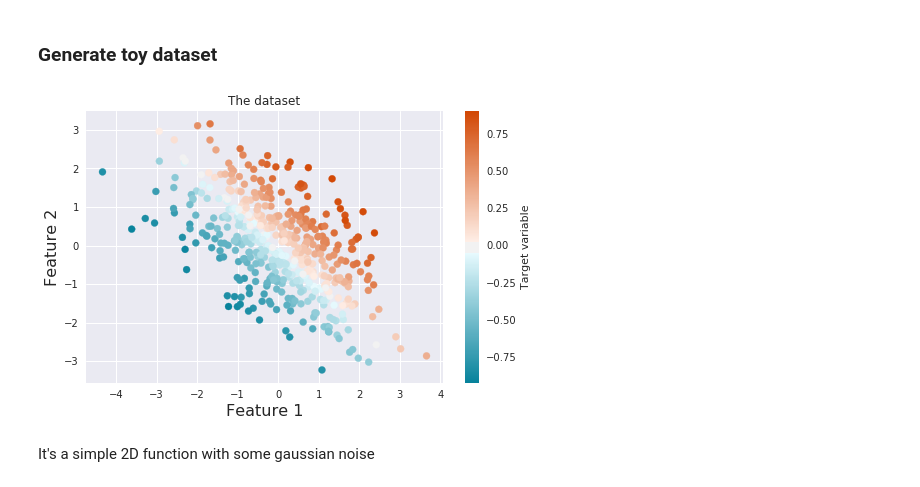
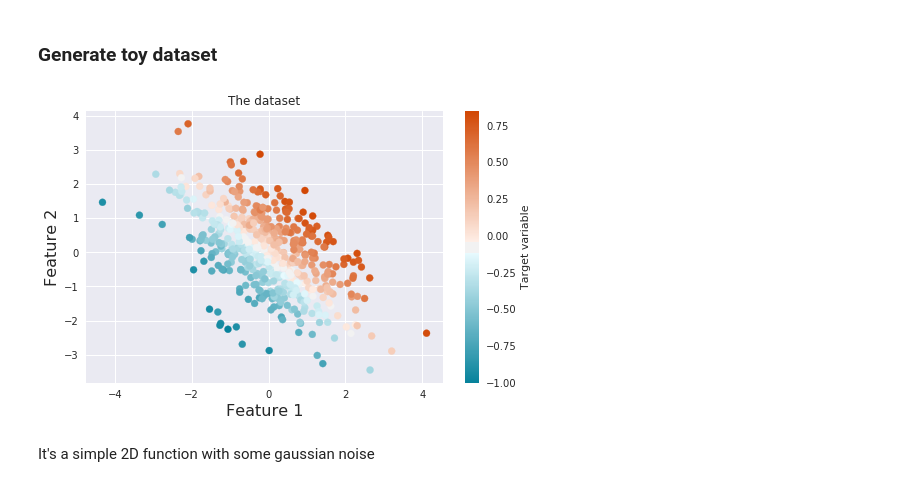
Before and after one commit to neuro-ml/edr-gp, a Jupyter notebook: examples/regression.ipynb, the cells around one changed output. Saved outputs shown, nothing was run; the diff lists cells and outputs as text; code cells hidden in the pictures.

```diff
--- a/examples/regression.ipynb
+++ b/examples/regression.ipynb
@@ -14,10 +11,10 @@ sns.set()
 # %% [markdown]
 ### Generate toy dataset
 # %%
-X, y = regression.get_data()
+X, y = regression.get_2d_data()
 regression.plot_data(X, y)
 # %% [output]
-[figure, old version]
+[figure, new version]
 # %% [markdown]
 It's a simple 2D function with some gaussian noise
 # %% [markdown]
```
Also changed, not shown: parts of 4 cells of this notebook, 1 other file.
